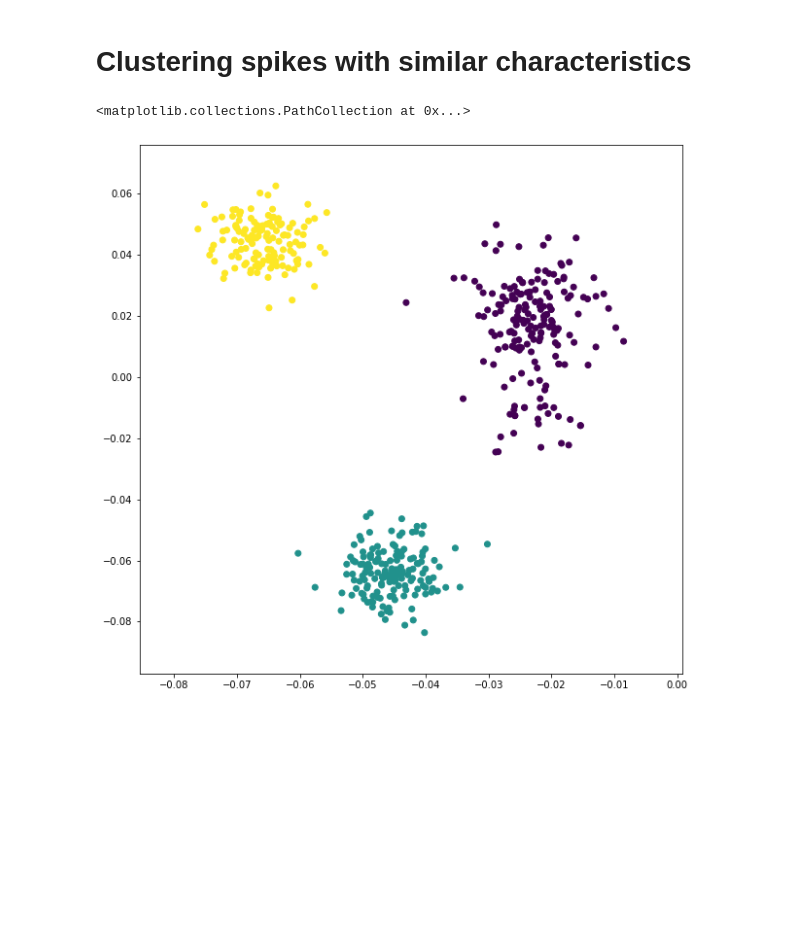
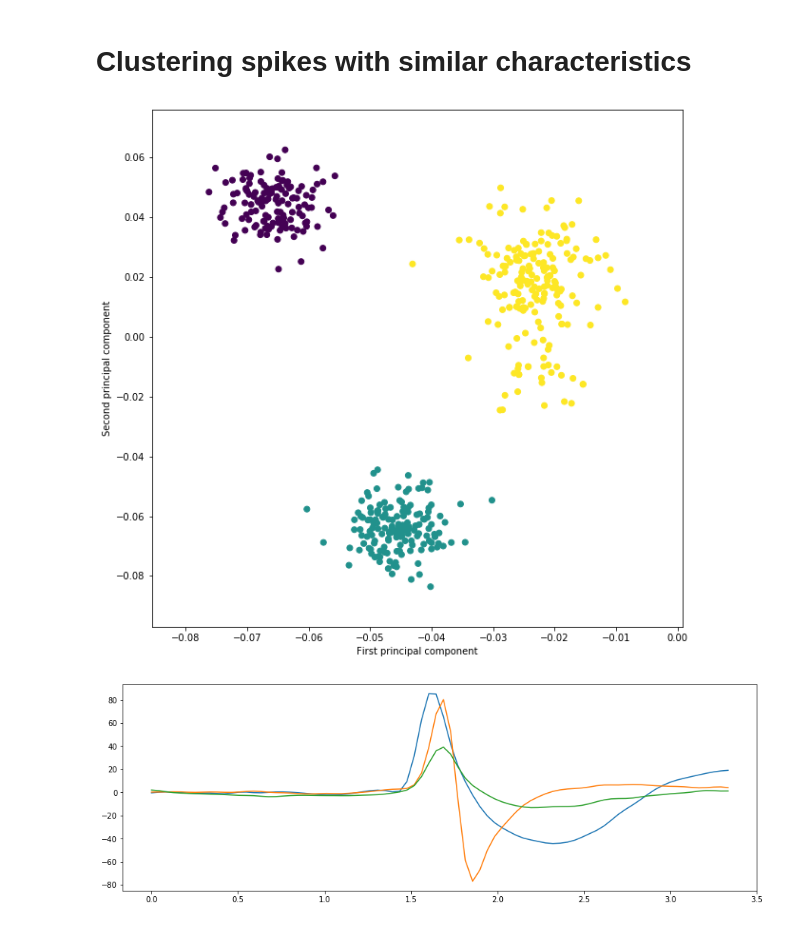
Before and after one commit to bfernandes1998/SpikeSort, a Jupyter notebook: SpikeSortActivity.ipynb, the cells around one changed output. Cells and saved outputs as stored; diff of their text form; code cells hidden in the pictures; blank space fills up the shorter version.

```diff
--- a/SpikeSortActivity.ipynb
+++ b/SpikeSortActivity.ipynb
@@ -144,14 +144,26 @@ def kMeans(X, K, maxIters = 80, plot_progress = None):
                 centroids.append( X[np.random.choice(len(X))] )
         if plot_progress != None: plot_progress(X, C, np.array(centroids))
     return np.array(centroids) , C
-# %%
-# group data into K clusters
-
-centroids, C = kMeans(waves, 3)
-
-fig = plt.figure(figsize=(10, 10))
-ax = fig.add_subplot()
-ax.scatter(pca[:,0],pca[:,1],c=C)
-# %% [output]
-<matplotlib.collections.PathCollection at 0x...>
-[figure, removed]
+# %%
+# group data into K clusters
+K = 3
+centroids, C = kMeans(waves, K)
+
+# plot clustered data
+fig = plt.figure(figsize=(10, 10))
+ax = fig.add_subplot()
+ax.scatter(pca[:,0],pca[:,1],c=C)
+ax.set_xlabel('First principal component')
+ax.set_ylabel('Second principal component')
+
+fig = plt.figure(figsize=(15, 5))
+ax = fig.add_subplot()
+# plot clustered (average) waveforms
+t = np.linspace(0,waves.shape[1]/f_s,waves.shape[1])*1000 # Note: units from s -> ms
+for i in range(K):
+    avg_wave = waves[C==i,:].mean(axis=0)
+    std_wave = waves[C==i,:].std(axis=0)
+    ax.plot(t,avg_wave)
+# %% [output]
+[figure, added]
+[figure, added]
```
Also changed, not shown: parts of 1 cell of this notebook.
